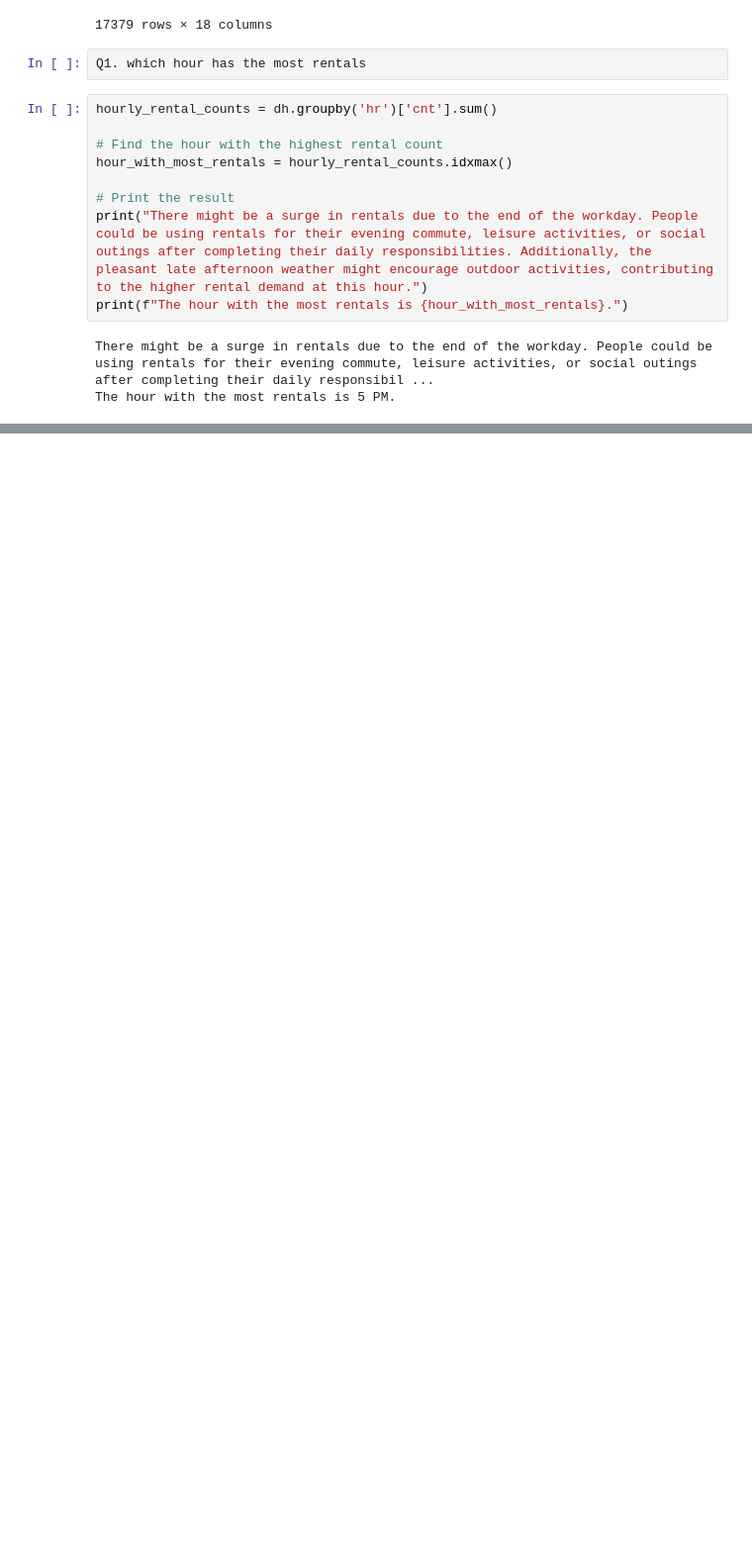
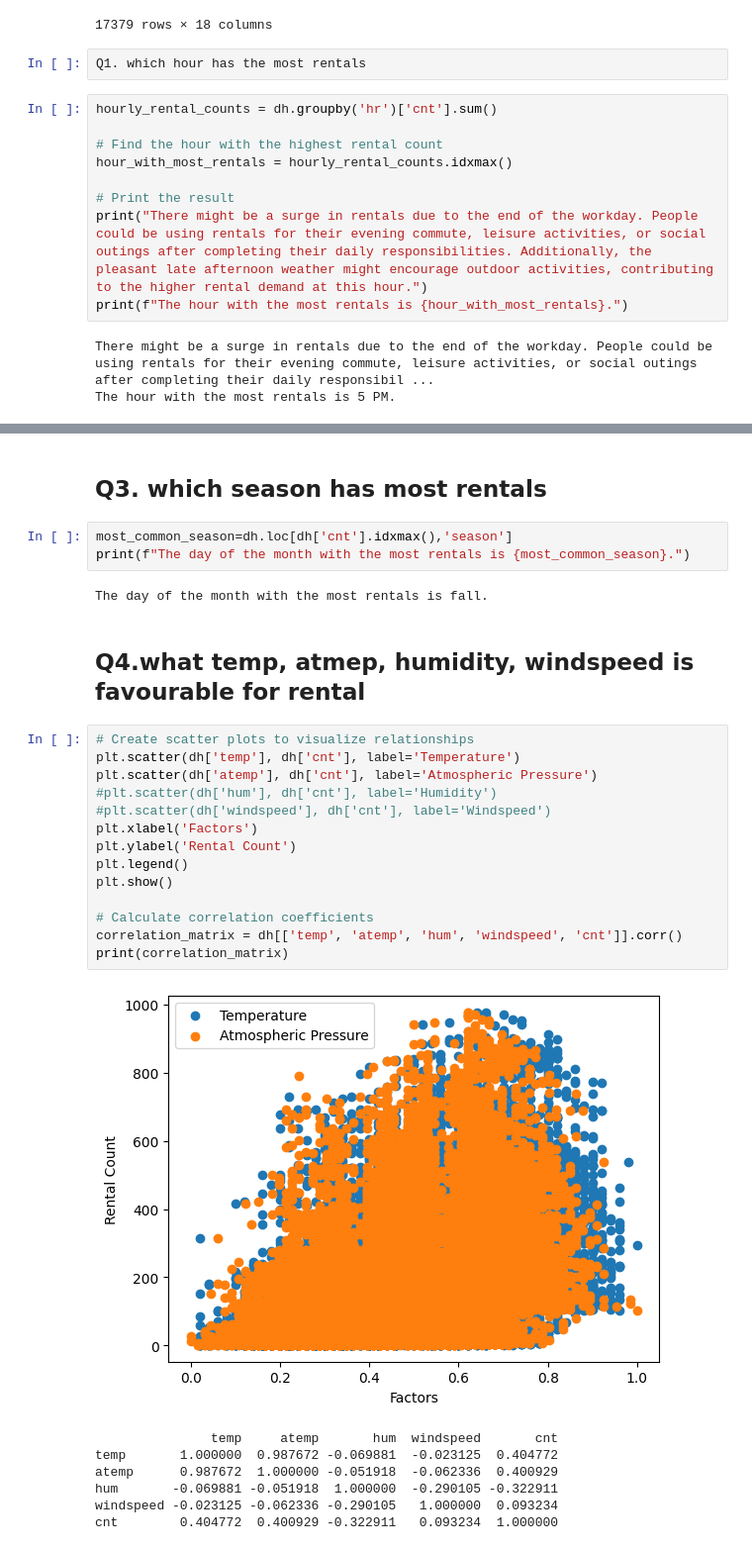
Before and after one commit to Div2707/bike-rental-analysis, a Jupyter notebook: Analysis.ipynb, the cells around one changed output, grey strips where cells are left out. Shown at 99% size. Drawn from its saved outputs; the diff is of its cells as text; blank space fills up the shorter version.

```diff
--- a/Analysis.ipynb
+++ b/Analysis.ipynb
@@ -848,0 +898,31 @@ array([ 0,  1,  2,  3,  4,  5,  6,  7,  8,  9, 10, 11, 12, 13, 14, 15, 16,
+# %% [markdown]
+## Q3. which season has most rentals
+# %%
+most_common_season=dh.loc[dh['cnt'].idxmax(),'season']
+print(f"The day of the month with the most rentals is {most_common_season}.")
+# %% [output]
+The day of the month with the most rentals is fall.
+# %% [markdown]
+## Q4.what temp, atmep, humidity, windspeed is favourable for rental
+# %%
+# Create scatter plots to visualize relationships
+plt.scatter(dh['temp'], dh['cnt'], label='Temperature')
+plt.scatter(dh['atemp'], dh['cnt'], label='Atmospheric Pressure')
+#plt.scatter(dh['hum'], dh['cnt'], label='Humidity')
+#plt.scatter(dh['windspeed'], dh['cnt'], label='Windspeed')
+plt.xlabel('Factors')
+plt.ylabel('Rental Count')
+plt.legend()
+plt.show()
+
+# Calculate correlation coefficients
+correlation_matrix = dh[['temp', 'atemp', 'hum', 'windspeed', 'cnt']].corr()
+print(correlation_matrix)
+# %% [output]
+[figure, added]
+               temp     atemp       hum  windspeed       cnt
+temp       1.000000  0.987672 -0.069881  -0.023125  0.404772
+atemp      0.987672  1.000000 -0.051918  -0.062336  0.400929
+hum       -0.069881 -0.051918  1.000000  -0.290105 -0.322911
+windspeed -0.023125 -0.062336 -0.290105   1.000000  0.093234
+cnt        0.404772  0.400929 -0.322911   0.093234  1.000000
```
Also changed, not shown: parts of 34 cells of this notebook.
